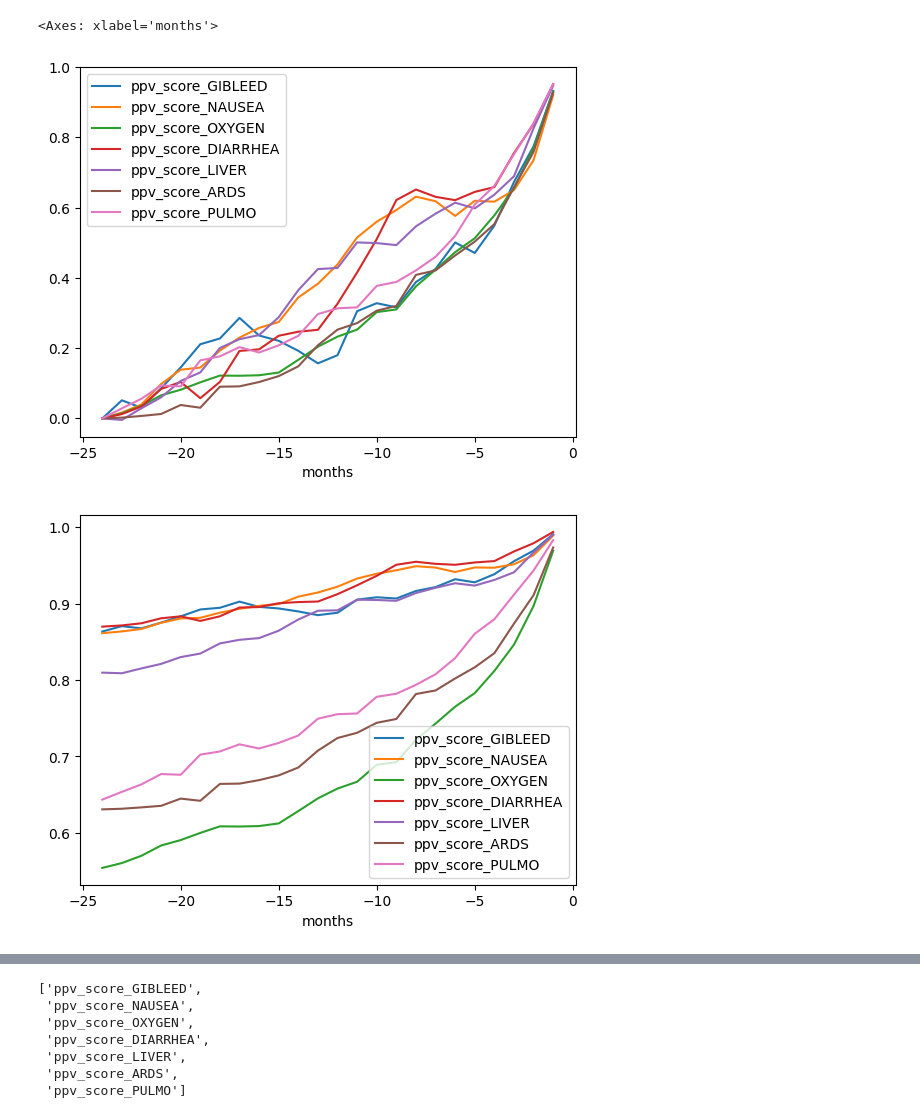
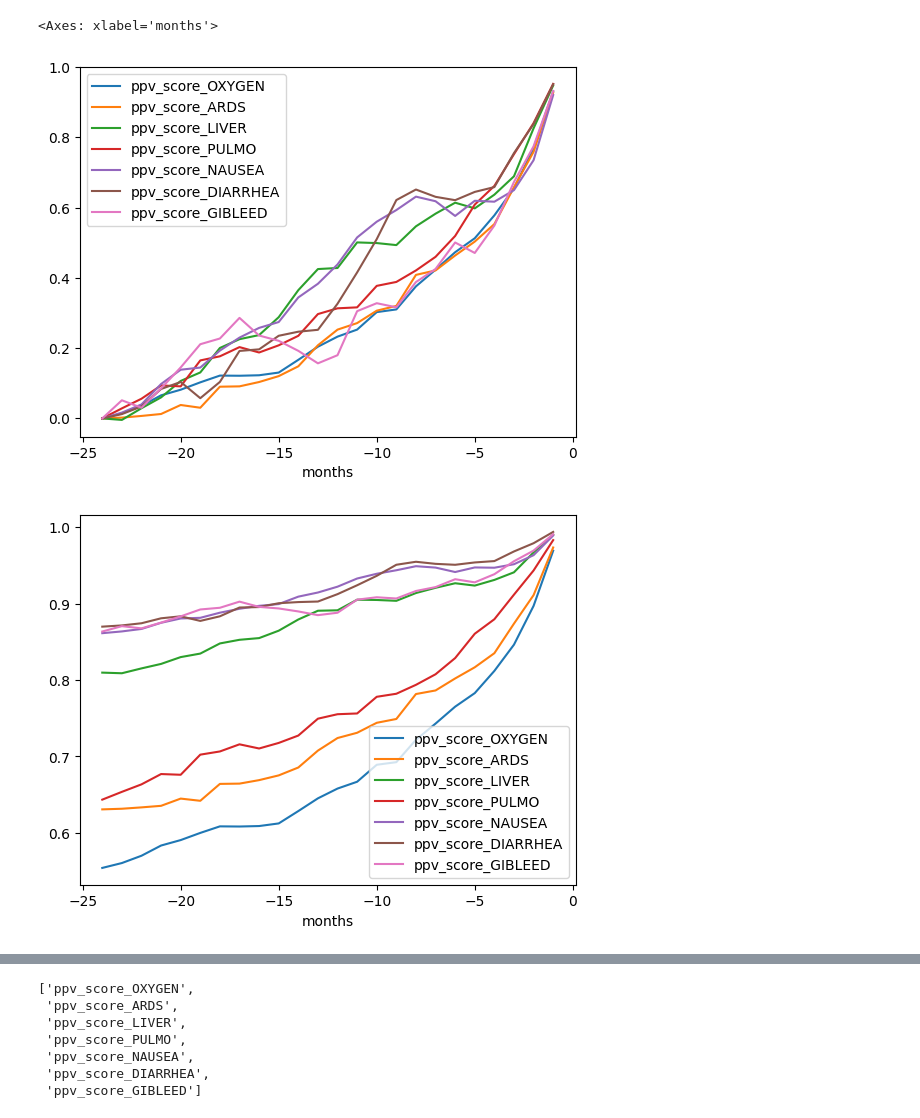
Before and after one commit to zeroknowledgediscovery/ZeBRA_nhfild, a Jupyter notebook: ntb/NH_risk_tool.ipynb, the cells around one changed output, grey strips where cells are left out. Drawn from its saved outputs; the diff is of its cells as text; code cells hidden in the pictures.

```diff
--- a/ntb/NH_risk_tool.ipynb
+++ b/ntb/NH_risk_tool.ipynb
@@ -6,7 +6,7 @@ import glob
 import matplotlib as mpl
 import matplotlib.pyplot as plt
 # %%
-PFILES=glob.glob('../*parquet')
+PFILES=glob.glob('../predictions_wrt_targets/*parquet')
 pf_dict={i.split('/')[-1].replace('.parquet','').replace('PREDICTIONS_AFSTD',''):pd.read_csv(i)\
          .groupby('months').median().reset_index()\
          .drop('patient_id',axis=1)\
@@ -19,11 +19,12 @@ df = pd.concat(
 # %%
 dfn=(df-df.loc[-24,:])
 dfn=dfn/dfn.loc[-1,:]
 dfnx=df/df.loc[-1,:]
 ppvcols=[x for x in dfn.columns if 'ppv' in x]
 dfn[ppvcols].ewm(alpha=.7).mean().plot()
 dfnx[ppvcols].ewm(alpha=.7).mean().plot()
+df[ppvcols].ewm(alpha=.7).mean().plot()
 # %% [output]
 <Axes: xlabel='months'>
-[figure, old version]
+[figure, new version]
-[figure, old version]
+[figure, new version]
@@ -30,13 +32,13 @@ dfnx[ppvcols].ewm(alpha=.7).mean().plot()
 # %%
 ppvcols
 # %% [output]
-['ppv_score_GIBLEED',
+['ppv_score_OXYGEN',
+ 'ppv_score_ARDS',
+ 'ppv_score_LIVER',
+ 'ppv_score_PULMO',
  'ppv_score_NAUSEA',
- 'ppv_score_OXYGEN',
  'ppv_score_DIARRHEA',
- 'ppv_score_LIVER',
- 'ppv_score_ARDS',
- 'ppv_score_PULMO']
+ 'ppv_score_GIBLEED']
 # %%
 import glob
 from math import sqrt
```
Also changed, not shown: parts of 10 cells of this notebook, 6 other files.
